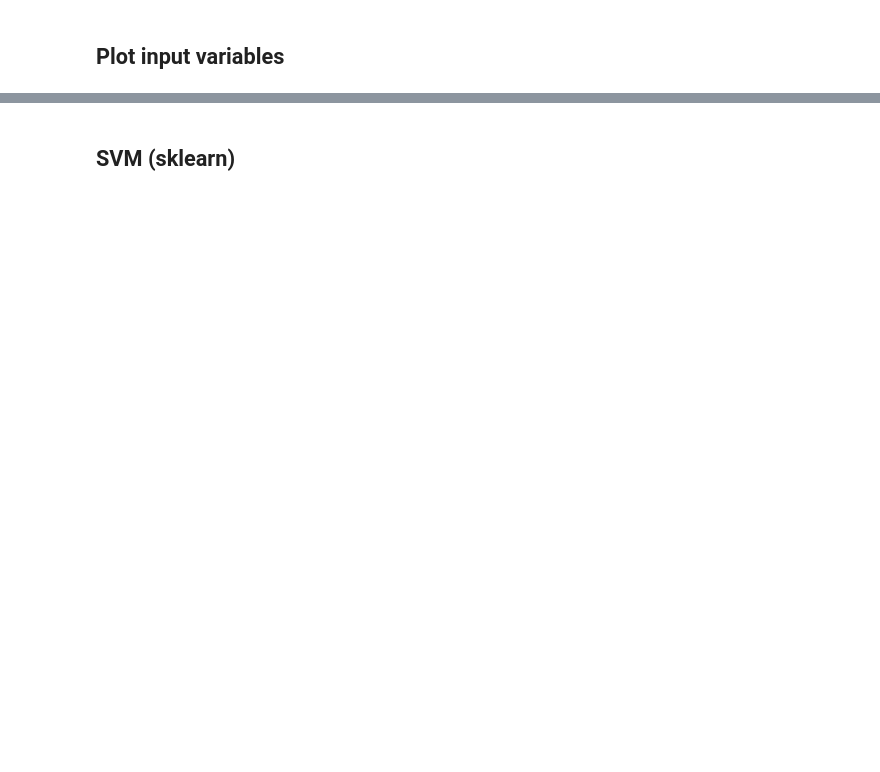
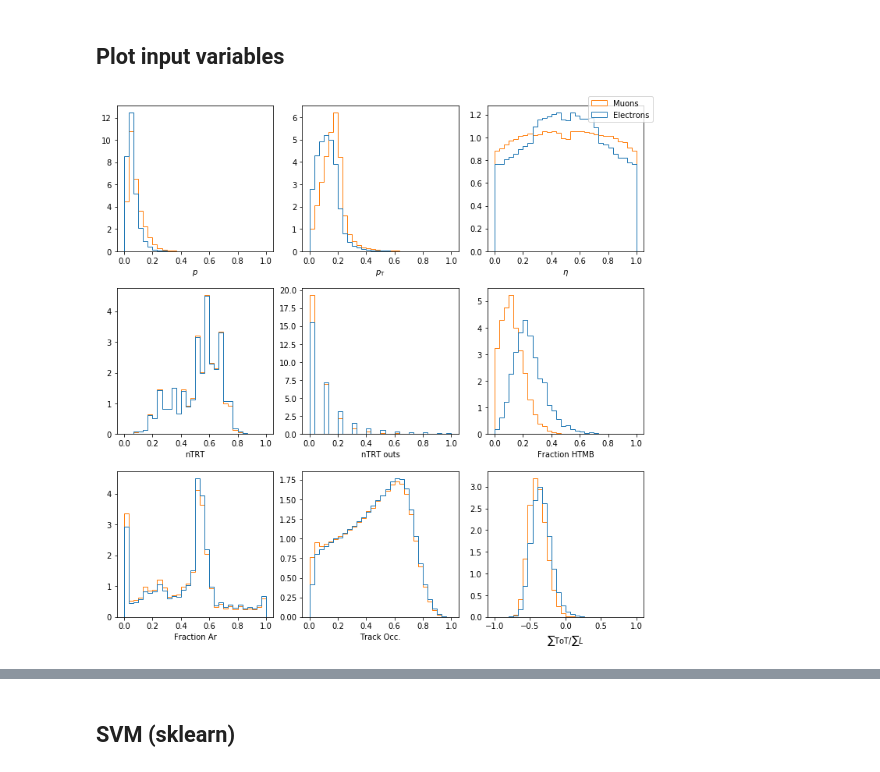
Before and after one commit to dukeatlas/trtmachana, a Jupyter notebook: mepland_notebooks/svm_nn.ipynb, the cells around one changed output, grey strips where cells are left out. Drawn from its saved outputs; the diff is of its cells as text; code cells hidden in the pictures; blank space fills up the shorter version.

Commit message:
tweaked plots, finished running

```diff
--- a/mepland_notebooks/svm_nn.ipynb
+++ b/mepland_notebooks/svm_nn.ipynb
@@ -88,18 +90,23 @@ print("Training on m = %.2g" % (y_train.shape[0]))
 # %%
 fig, axarr = plt.subplots(3,3,figsize=(10,10))
 fortitles = {0:['$p$',axarr[0,0]],
              1:['$p_\mathrm{T}$',axarr[0,1]],
              2:['$\eta$',axarr[0,2]],
              3:['nTRT',axarr[1,0]],
              4:['nTRT outs',axarr[1,1]],
              5:['Fraction HTMB',axarr[1,2]],
              6:['Fraction Ar',axarr[2,0]],
              7:['Track Occ.',axarr[2,1]],
              8:['$\sum\mathrm{ToT}/\sum L$',axarr[2,2]]}
 
 for k,v in fortitles.items():
     v[1].hist([X_train[:,k][y_train>0.5],X_train[:,k][y_train<0.5]],label=['Sig','Bkg'],bins=30,histtype='step',normed=True)
     v[1].set_xlabel(v[0])
+
+fig.legend(['Muons','Electrons'])
+plt.tight_layout()
 fig.savefig(output_path+'/allvars.pdf')
+# %% [output]
+[figure, added]
 # %%
 plot_scale_example(sig_file_name,sig_tree,output_path,'p')
```
Also changed, not shown: parts of 19 cells of this notebook, 1 other file.
